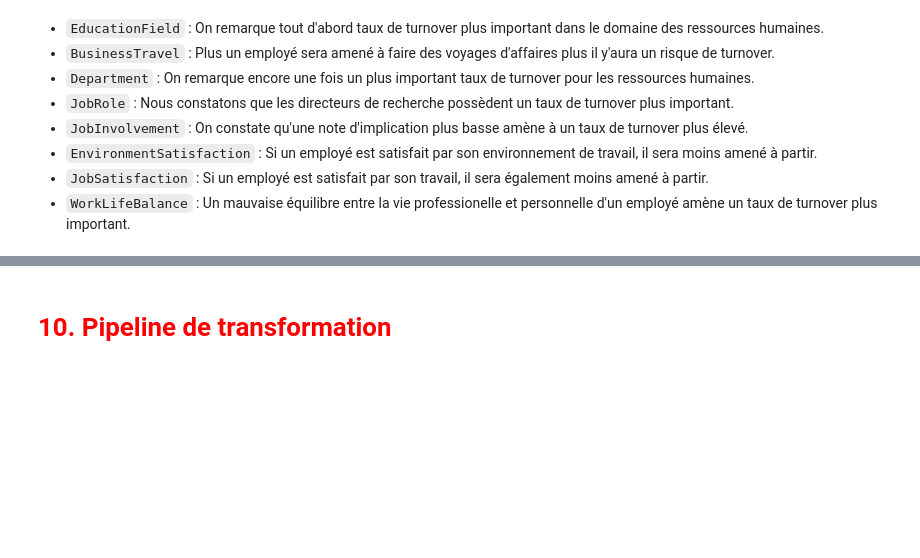
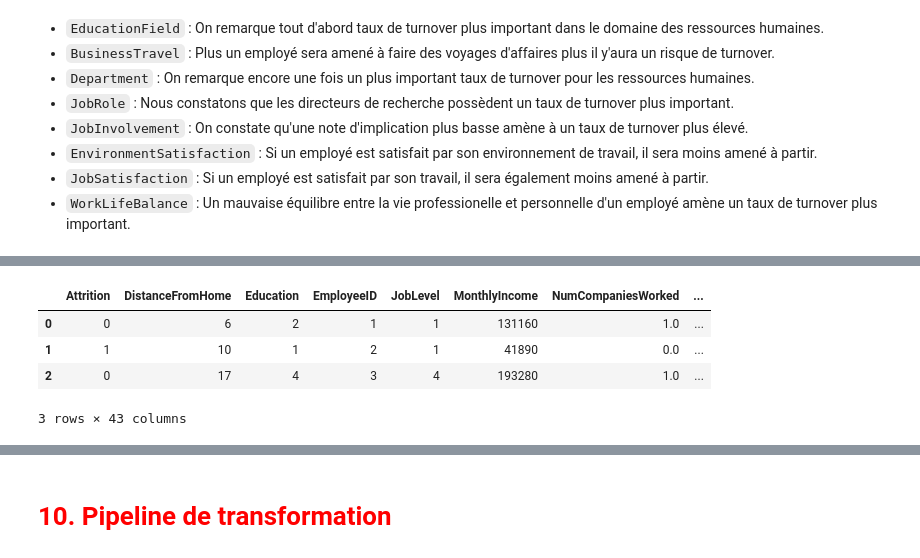
Before and after one commit to OscarPALISSOT/ML_Classifier_CESI_A4, a Jupyter notebook: notebook/Import_data.ipynb, the cells around one changed output, grey strips where cells are left out. Cells and saved outputs as stored; diff of their text form; code cells hidden in the pictures; blank space fills up the shorter version.

Commit message:
pipeline without merge

```diff
--- a/notebook/Import_data.ipynb
+++ b/notebook/Import_data.ipynb
@@ -487,0 +484,14 @@ for name in cont:
+# %%
+#on recupere les colonnes numériques du dataset
+Dataset_num = Dataset.select_dtypes(include=[np.number])
+
+#on merge les col 1hot encoded
+DatasetPrep = pd.merge(Dataset_num, data1hot, on='EmployeeID')
+
+DatasetPrep.head(3)
+# %% [output]
+|  | Attrition | DistanceFromHome | Education | EmployeeID | JobLevel | MonthlyIncome | NumCompaniesWorked | ... |
+| 0 | 0 | 6 | 2 | 1 | 1 | 131160 | 1.0 | ... |
+| 1 | 1 | 10 | 1 | 2 | 1 | 41890 | 0.0 | ... |
+| 2 | 0 | 17 | 4 | 3 | 4 | 193280 | 1.0 | ... |
+3 rows × 43 columns
```
Also changed, not shown: parts of 38 cells of this notebook.
